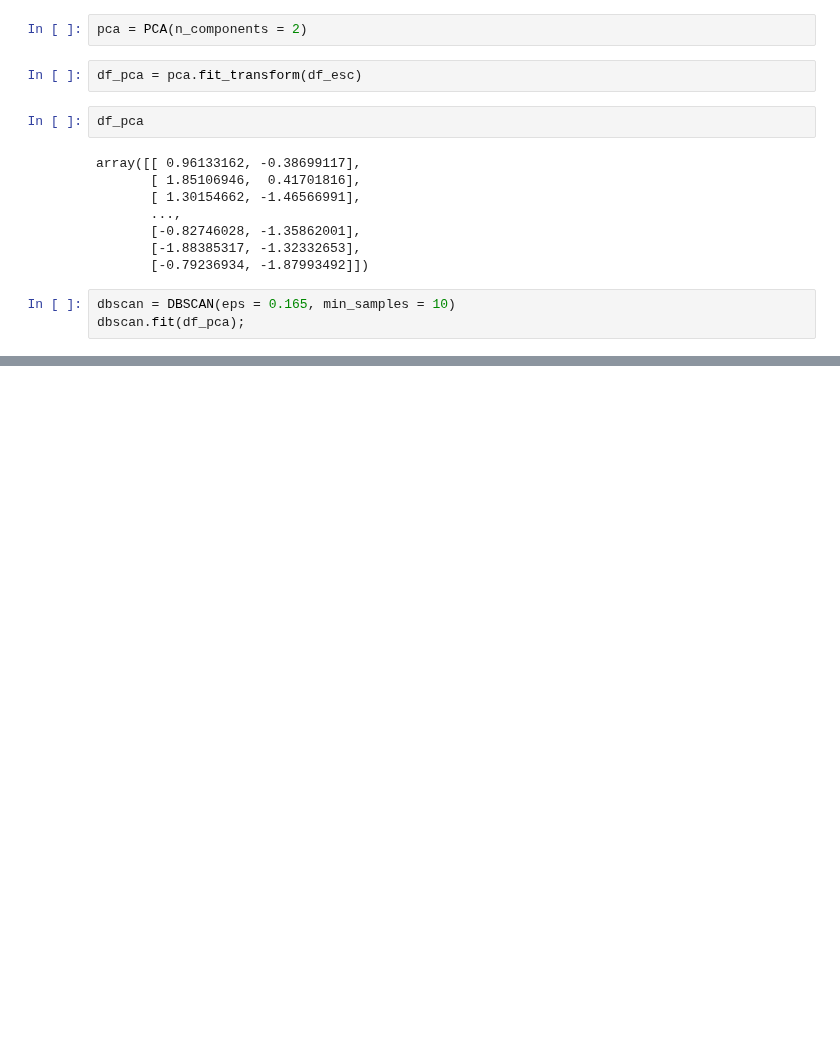
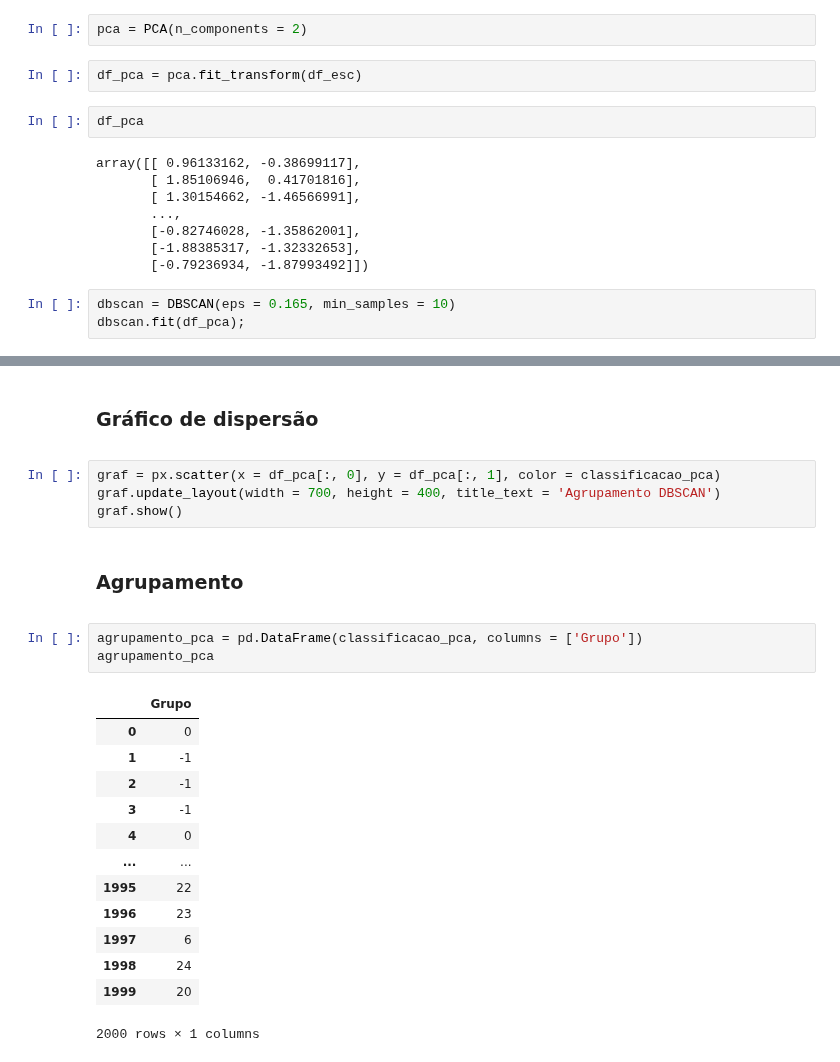
Before and after one commit to SisouDev/iaAlg, a Jupyter notebook: cluster/dbscan.ipynb, the cells around one changed output, grey strips where cells are left out. Cells and saved outputs as stored; diff of their text form; blank space fills up the shorter version.

```diff
--- a/cluster/dbscan.ipynb
+++ b/cluster/dbscan.ipynb
@@ -329,0 +330,31 @@ array([ 0, -1, -1, ...,  7, 28, 24], dtype=int64)
+# %% [markdown]
+<span style="font-family: 'Trebuchet MS', sans-serif;">
+
+### Gráfico de dispersão
+</span>
+# %%
+graf = px.scatter(x = df_pca[:, 0], y = df_pca[:, 1], color = classificacao_pca)
+graf.update_layout(width = 700, height = 400, title_text = 'Agrupamento DBSCAN')
+graf.show()
+# %% [markdown]
+<span style="font-family: 'Trebuchet MS', sans-serif;">
+
+### Agrupamento
+</span>
+# %%
+agrupamento_pca = pd.DataFrame(classificacao_pca, columns = ['Grupo'])
+agrupamento_pca
+# %% [output]
+|  | Grupo |
+| 0 | 0 |
+| 1 | -1 |
+| 2 | -1 |
+| 3 | -1 |
+| 4 | 0 |
+| ... | ... |
+| 1995 | 22 |
+| 1996 | 23 |
+| 1997 | 6 |
+| 1998 | 24 |
+| 1999 | 20 |
+2000 rows × 1 columns
```
Also changed, not shown: parts of 8 cells of this notebook.
